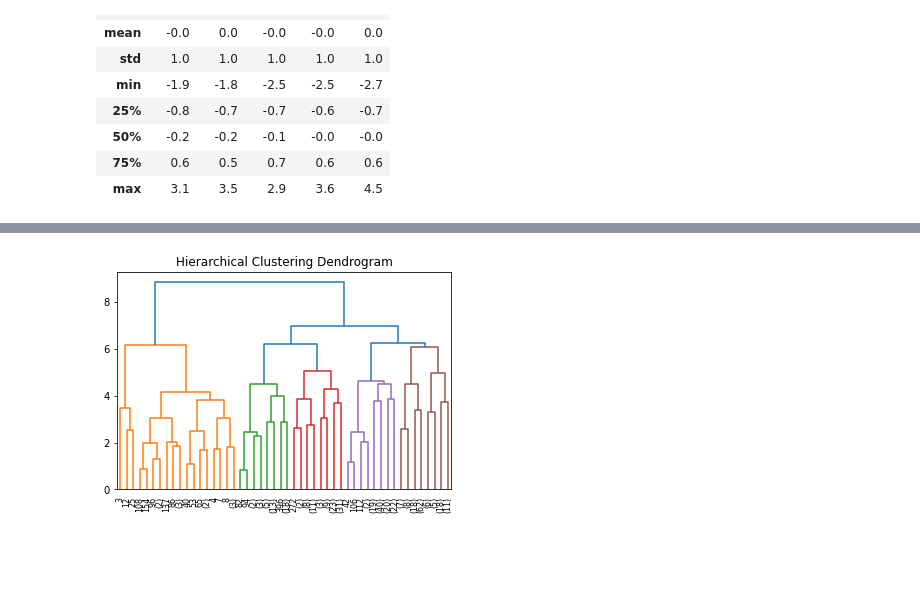
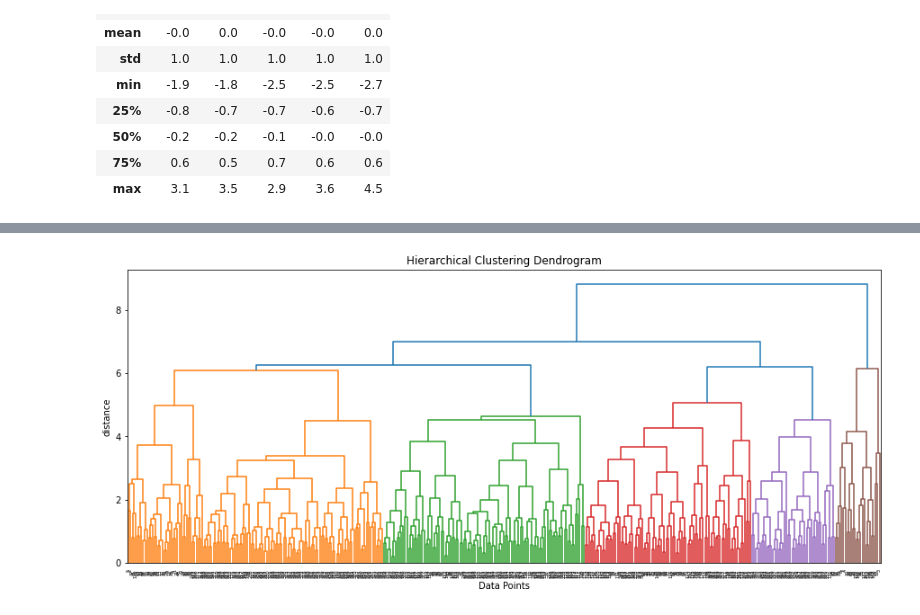
Before and after one commit to CSA100/nba-dsai, a Jupyter notebook: InitialClustering.ipynb, the cells around one changed output, grey strips where cells are left out. Saved outputs shown, nothing was run; the diff lists cells and outputs as text; code cells hidden in the pictures; blank space fills up the shorter version.

Commit message:
Cleaned up dendrogram functions

```diff
--- a/InitialClustering.ipynb
+++ b/InitialClustering.ipynb
@@ -76,8 +111,6 @@ hopkins(pcaDataScaled,pcaDataScaled.shape[0])
 # %%
 completeLinkage = AgglomerativeClustering(distance_threshold=0, n_clusters=None,linkage='complete')
 completeLinknage = completeLinkage.fit(pcaDataScaled)
-plt.title("Hierarchical Clustering Dendrogram")
-plot_dendrogram(completeLinkage, truncate_mode="level", p=5)
-plt.show()
+plotDendrogram(completeLinkage)
 # %% [output]
-[figure, old version]
+[figure, new version]
```
Also changed, not shown: parts of 19 cells of this notebook, 3 other files.
